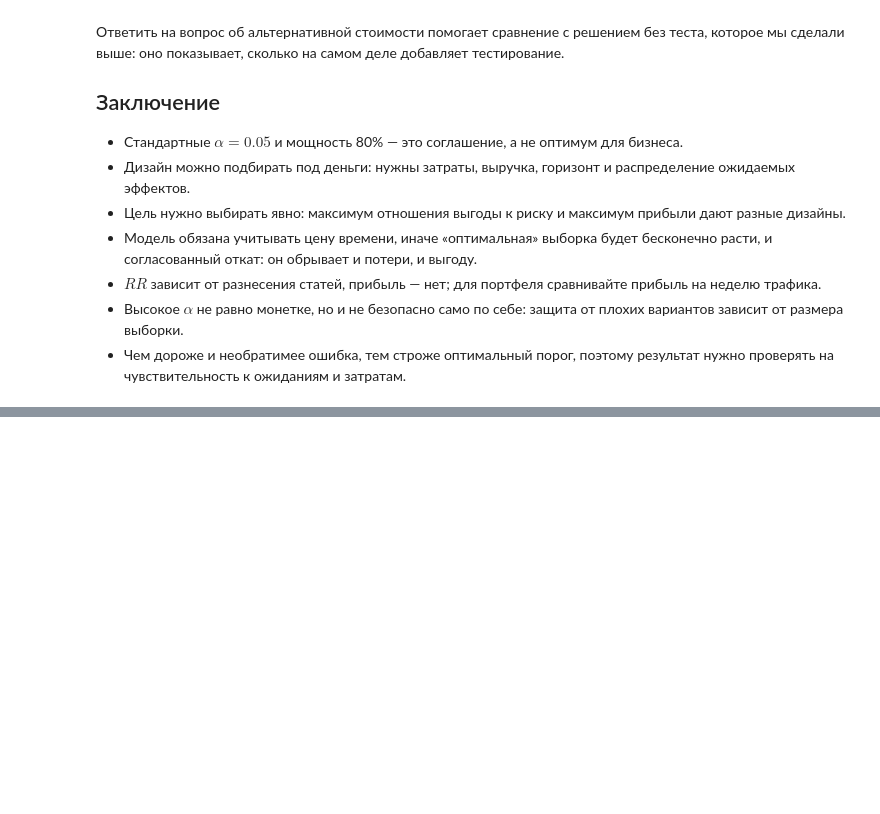
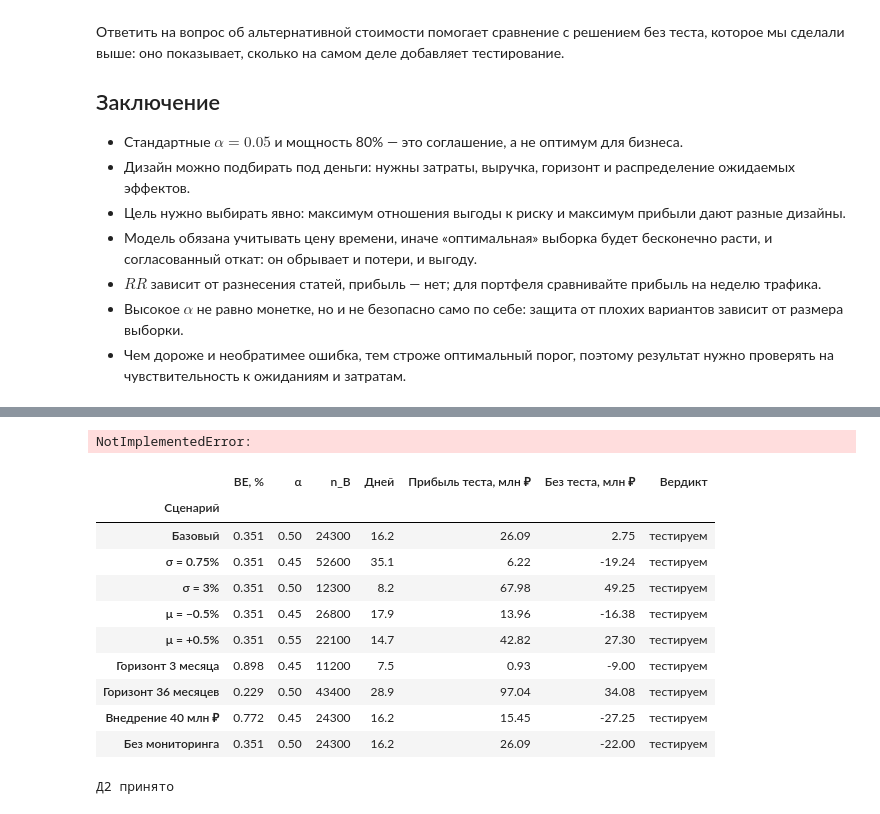
Before and after one commit to Alberelloo/AITH-2026-Hypothesis-Testing-Workshop, a Jupyter notebook: 01. Стоит ли тестировать и на чём измерять/lesson.ipynb, the cells around one changed output, grey strips where cells are left out. Saved outputs shown, nothing was run; the diff lists cells and outputs as text; code cells hidden in the pictures; blank space fills up the shorter version.

```diff
--- a/01. Стоит ли тестировать и на чём измерять/lesson.ipynb
+++ b/01. Стоит ли тестировать и на чём измерять/lesson.ipynb
@@ -955,23 +1200,5 @@ else:
 # %%
-optimum_days = net_n / (case.share_b * case.daily_users)
-candidates = []
-for weeks in sorted({max(1, int(np.floor(optimum_days / 7))), int(np.ceil(optimum_days / 7))}):
-    n_b = int(weeks * 7 * case.share_b * case.daily_users)
-    result = evaluate_design(case, effect_grid, density, n_b, alpha_grid[:, None])
-    i = int(np.argmax(result['net']))
-    candidates.append({'weeks': weeks, 'alpha': float(alpha_grid[i]), 'n_b': n_b, 'net': float(result['net'][i])})
-    print(f"{weeks} нед.: n_B = {spaced(n_b)}, лучший α = {alpha_grid[i]}, прибыль {result['net'][i] / 1e6:.2f} млн ₽")
-
-chosen = max(candidates, key=lambda row: row['net'])
-no_test = ship_without_test(case, effect_grid, density)
-VERDICT = {
-    'alpha': chosen['alpha'],
-    'break_even_pp': float(round(case.break_even * case.baseline_cr * 100, 3)),   # H0: p_B − p_A ≤ break_even_pp п.п., α одностороннее
-    'n_b': chosen['n_b'],
-    'n_total': int(round(chosen['n_b'] / case.share_b)),
-    'days': chosen['weeks'] * 7,
-    'decision': 'тестируем' if chosen['net'] > max(0.0, no_test) else 'не тестируем',
-}
+print(f"Прибыль выбранного дизайна: {verdict_net / 1e6:.2f} млн ₽; без теста: {no_test / 1e6:.2f} млн ₽")
 z = norm.ppf(1 - VERDICT['alpha'])
 se_pp = 100 * np.sqrt(case.baseline_cr * (1 - case.baseline_cr) * (1 / (VERDICT['n_total'] - VERDICT['n_b']) + 1 / VERDICT['n_b']))
 boundary = VERDICT['break_even_pp'] + z * se_pp
@@ -1032,0 +1339,50 @@ VERDICT
+# %%
+# ВАШ КОД
+raise NotImplementedError
+# %% [output]
+NotImplementedError:
+# %%
+# @title Решение (нажмите, чтобы раскрыть)
+scenarios = {
+    'Базовый': ({}, 0.0, 0.015),
+    'σ = 0.75%': ({}, 0.0, 0.0075),
+    'σ = 3%': ({}, 0.0, 0.03),
+    'μ = −0.5%': ({}, -0.005, 0.015),
+    'μ = +0.5%': ({}, 0.005, 0.015),
+    'Горизонт 3 месяца': ({'horizon_months': 3}, 0.0, 0.015),
+    'Горизонт 36 месяцев': ({'horizon_months': 36}, 0.0, 0.015),
+    'Внедрение 40 млн ₽': ({'implementation_cost': 40_000_000}, 0.0, 0.015),
+    'Без мониторинга': ({'rollback_threshold': -1.0}, 0.0, 0.015),
+}
+rows = []
+for name, (changes, mu, sigma) in scenarios.items():
+    custom = replace(case, **changes)
+    weights = prior_density(mu, sigma)
+    alpha, n_b, rr, net = best_design(design_grid(custom, weights), 'net')
+    no_test = ship_without_test(custom, effect_grid, weights)
+    rows.append({'Сценарий': name, 'BE, %': round(custom.break_even * 100, 3), 'α': alpha, 'n_B': n_b,
+                 'Дней': round(custom.test_weeks(n_b) * 7, 1),
+                 'Прибыль теста, млн ₽': round(net / 1e6, 2), 'Без теста, млн ₽': round(no_test / 1e6, 2),
+                 'Вердикт': 'тестируем' if net > max(0, no_test) else 'не тестируем'})
+sensitivity = pd.DataFrame(rows).set_index('Сценарий')
+sensitivity
+# %% [output]
+|  | BE, % | α | n_B | Дней | Прибыль теста, млн ₽ | Без теста, млн ₽ | Вердикт |
+| Сценарий |  |  |  |  |  |  |  |
+| Базовый | 0.351 | 0.50 | 24300 | 16.2 | 26.09 | 2.75 | тестируем |
+| σ = 0.75% | 0.351 | 0.45 | 52600 | 35.1 | 6.22 | -19.24 | тестируем |
+| σ = 3% | 0.351 | 0.50 | 12300 | 8.2 | 67.98 | 49.25 | тестируем |
+| μ = −0.5% | 0.351 | 0.45 | 26800 | 17.9 | 13.96 | -16.38 | тестируем |
+| μ = +0.5% | 0.351 | 0.55 | 22100 | 14.7 | 42.82 | 27.30 | тестируем |
+| Горизонт 3 месяца | 0.898 | 0.45 | 11200 | 7.5 | 0.93 | -9.00 | тестируем |
+| Горизонт 36 месяцев | 0.229 | 0.50 | 43400 | 28.9 | 97.04 | 34.08 | тестируем |
+| Внедрение 40 млн ₽ | 0.772 | 0.45 | 24300 | 16.2 | 15.45 | -27.25 | тестируем |
+| Без мониторинга | 0.351 | 0.50 | 24300 | 16.2 | 26.09 | -22.00 | тестируем |
+# %%
+# Проверка
+assert sensitivity.loc['Базовый', 'n_B'] == best_net['n_b']
+assert sensitivity.loc['σ = 0.75%', 'n_B'] > sensitivity.loc['Базовый', 'n_B'] > sensitivity.loc['σ = 3%', 'n_B']
+assert sensitivity.loc['Без мониторинга', 'Без теста, млн ₽'] < sensitivity.loc['Базовый', 'Без теста, млн ₽']
+print('Д2 принято')
+# %% [output]
+Д2 принято
```
Also changed, not shown: parts of 69 cells of this notebook, 7 other files.
